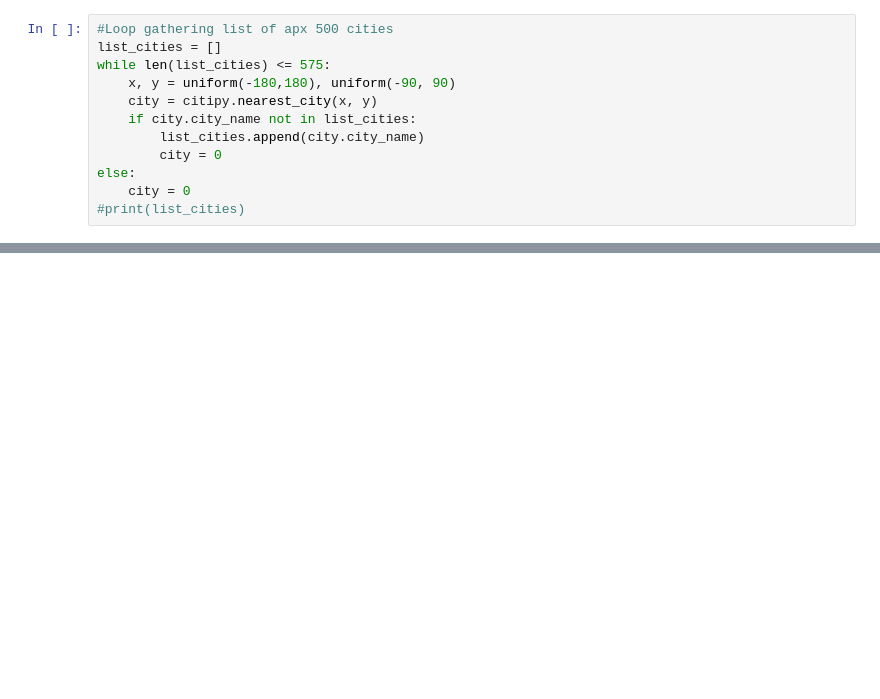
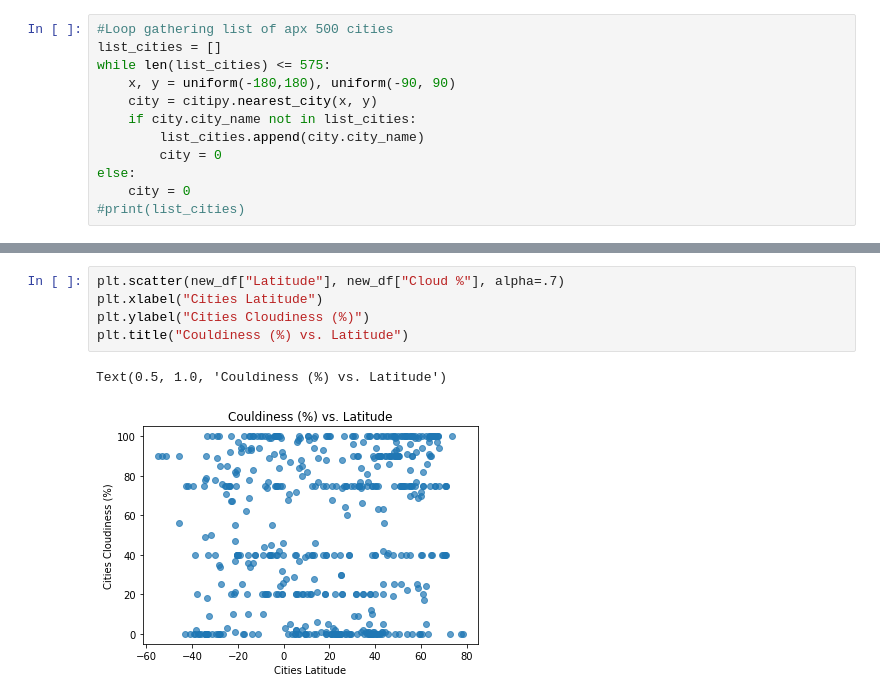
Before and after one commit to Nyalon/python-api-challenge, a Jupyter notebook: script1/WeatherPy.ipynb, the cells around one changed output, grey strips where cells are left out. Drawn from its saved outputs; the diff is of its cells as text; blank space fills up the shorter version.

```diff
--- a/script1/WeatherPy.ipynb
+++ b/script1/WeatherPy.ipynb
@@ -120,0 +123,8 @@ new_df
+# %%
+plt.scatter(new_df["Latitude"], new_df["Cloud %"], alpha=.7)
+plt.xlabel("Cities Latitude")
+plt.ylabel("Cities Cloudiness (%)")
+plt.title("Couldiness (%) vs. Latitude")
+# %% [output]
+Text(0.5, 1.0, 'Couldiness (%) vs. Latitude')
+[figure, added]
```
Also changed, not shown: parts of 9 cells of this notebook.
